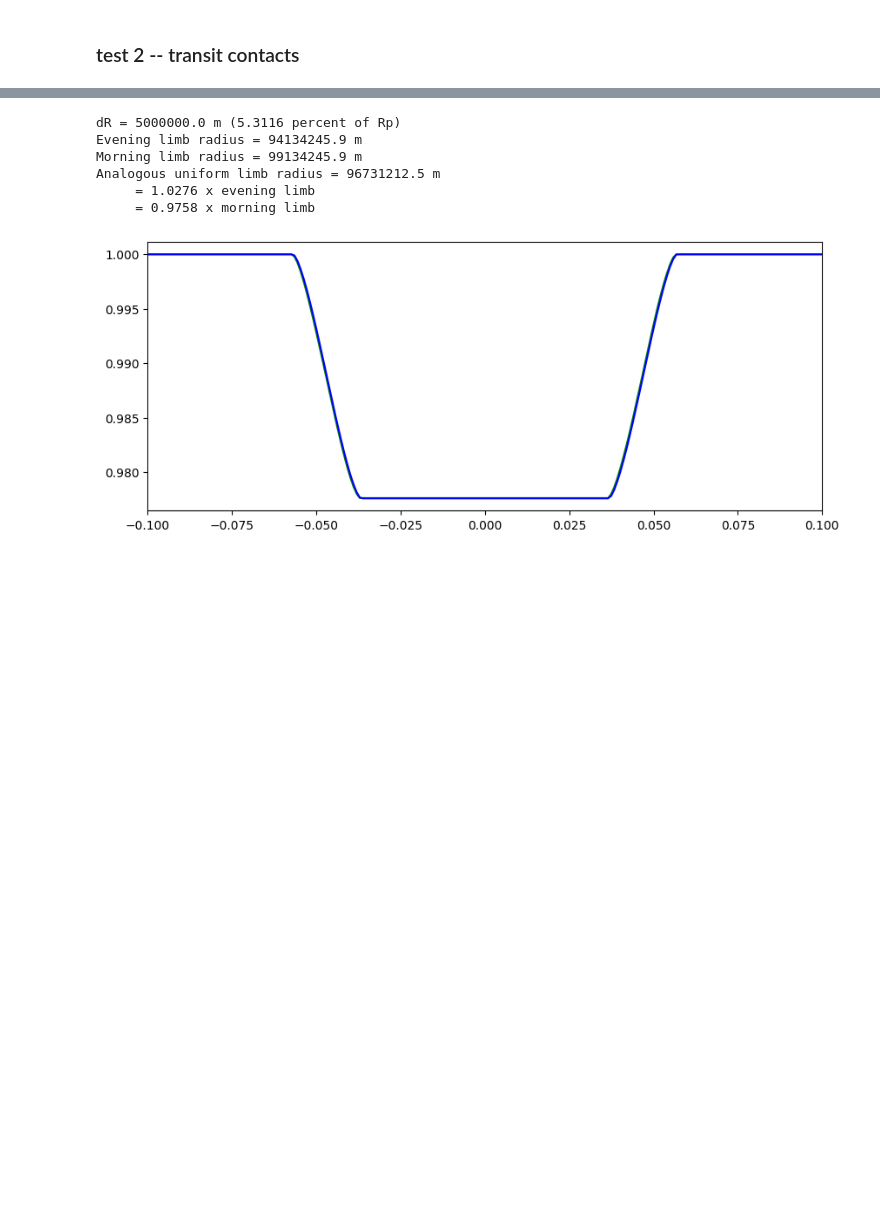
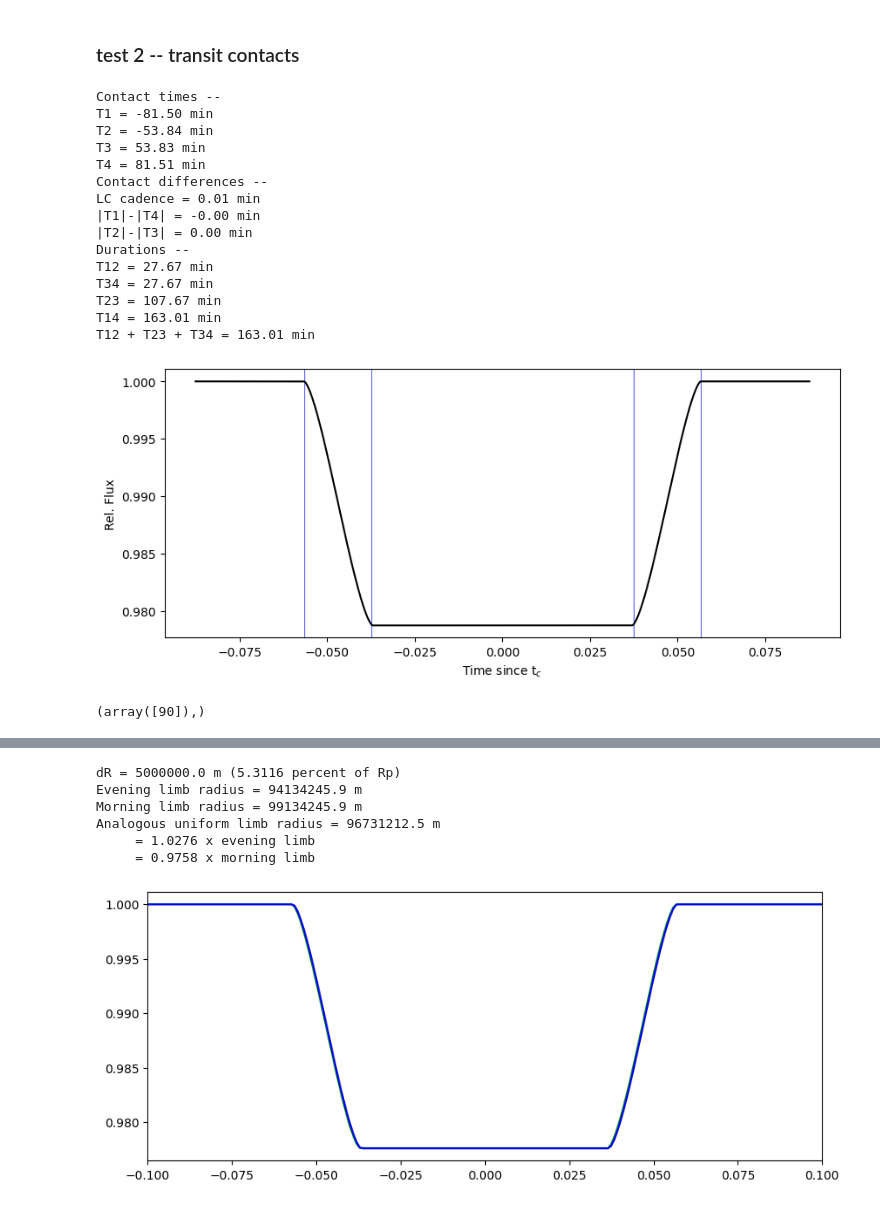
Before and after one commit to mm-murphy/MimickingAsymmetries, a Jupyter notebook: Untitled.ipynb, the cells around one changed output, grey strips where cells are left out. Drawn from its saved outputs; the diff is of its cells as text; code cells hidden in the pictures; blank space fills up the shorter version.

```diff
--- a/Untitled.ipynb
+++ b/Untitled.ipynb
@@ -40,9 +40,14 @@ Mp_kg = Mp_jup * Mjup_to_kg
 v_orb = (2.*np.pi*a_meter) / (per_seconds) # [m/s]
 #H = calc_H(Teq, Mp_kg, Rp_meter, mm=2.3) # [m]
 
-# simulated obs. info from or based on pandexo
-t_int = 79.5 # [s] per integration
-obs_window_size = (2.5*T14) / 24. # half-duration of whole observation in [day]
+# time axis based on simulated obs. info from or based on pandexo
+# t_int = 79.5 # [s] per integration
+# obs_window_size = (1.0*T14) / 24. # half-duration of whole observation in [day]
+# t = np.arange(-obs_window_size, obs_window_size, (t_int / 60./60./24.))
+
+# high res. time axis
+t_int = 0.5 # [s] per integration
+obs_window_size = (0.75*T14) / 24. # half-duration of whole observation in [day]
 t = np.arange(-obs_window_size, obs_window_size, (t_int / 60./60./24.))
 # %%
 aparams  = catwoman.TransitParams()
@@ -231,0 +276,67 @@ test passed!
+# %%
+## test my contact point getter functions
+aparams.rp = r
+aparams.rp2 = 1.*r
+test_lc = asymmodel.light_curve(aparams)
+
+T1guess = t[get_T1_index(t, test_lc)]
+T2guess = t[get_T2_index(t, test_lc, asymmetric='yes')]
+T3guess = t[get_T3_index(t, test_lc, asymmetric='yes')]
+T4guess = t[get_T4_index(t, test_lc)]
+
+dT1T4 = abs(T1guess) - abs(T4guess)
+dT2T3 = abs(T2guess) - abs(T3guess)
+
+print('Contact times --')
+print('T1 = %.2f min'%(T1guess*24.*60.))
+print('T2 = %.2f min'%(T2guess*24.*60.))
+print('T3 = %.2f min'%(T3guess*24.*60.))
+print('T4 = %.2f min'%(T4guess*24.*60.))
+print('Contact differences -- ')
+print('LC cadence = %.2f min'%((t[1]-t[0])*24.*60.))
+print('|T1|-|T4| = %.2f min'%(dT1T4*24.*60.))
+print('|T2|-|T3| = %.2f min'%(dT2T3*24.*60.))
+
+T12 = T2guess - T1guess
+T34 = T4guess - T3guess
+T23 = T3guess-T2guess
+T14 = T4guess - T1guess
+print('Durations -- ')
+print('T12 = %.2f min'%(T12*24.*60.))
+print('T34 = %.2f min'%(T34*24.*60.))
+print('T23 = %.2f min'%(T23*24.*60.))
+print('T14 = %.2f min'%(T14*24.*60.))
+print('T12 + T23 + T34 = %.2f min'%((T12+T23+T34)*24.*60.))
+
+
+
+fig, ax = plt.subplots(figsize=(10,4))
+ax.axvline(T1guess, c='blue', lw=0.5)
+ax.axvline(T2guess, c='blue', lw=0.5)
+ax.axvline(T3guess, c='blue', lw=0.5)
+ax.axvline(T4guess, c='blue', lw=0.5)
+ax.plot(t, test_lc, c='black')
+#ax.set(xlim=(-0.04, 0.04))
+ax.set(xlabel='Time since t$_c$', ylabel='Rel. Flux')
+plt.show()
+# %% [output]
+Contact times --
+T1 = -81.50 min
+T2 = -53.84 min
+T3 = 53.83 min
+T4 = 81.51 min
+Contact differences --
+LC cadence = 0.01 min
+|T1|-|T4| = -0.00 min
+|T2|-|T3| = 0.00 min
+Durations --
+T12 = 27.67 min
+T34 = 27.67 min
+T23 = 107.67 min
+T14 = 163.01 min
+T12 + T23 + T34 = 163.01 min
+[figure, added]
+# %%
+np.where(test_lc == min(test_lc))
+# %% [output]
+(array([90]),)
```
Also changed, not shown: parts of 7 cells of this notebook, 1 other file.
